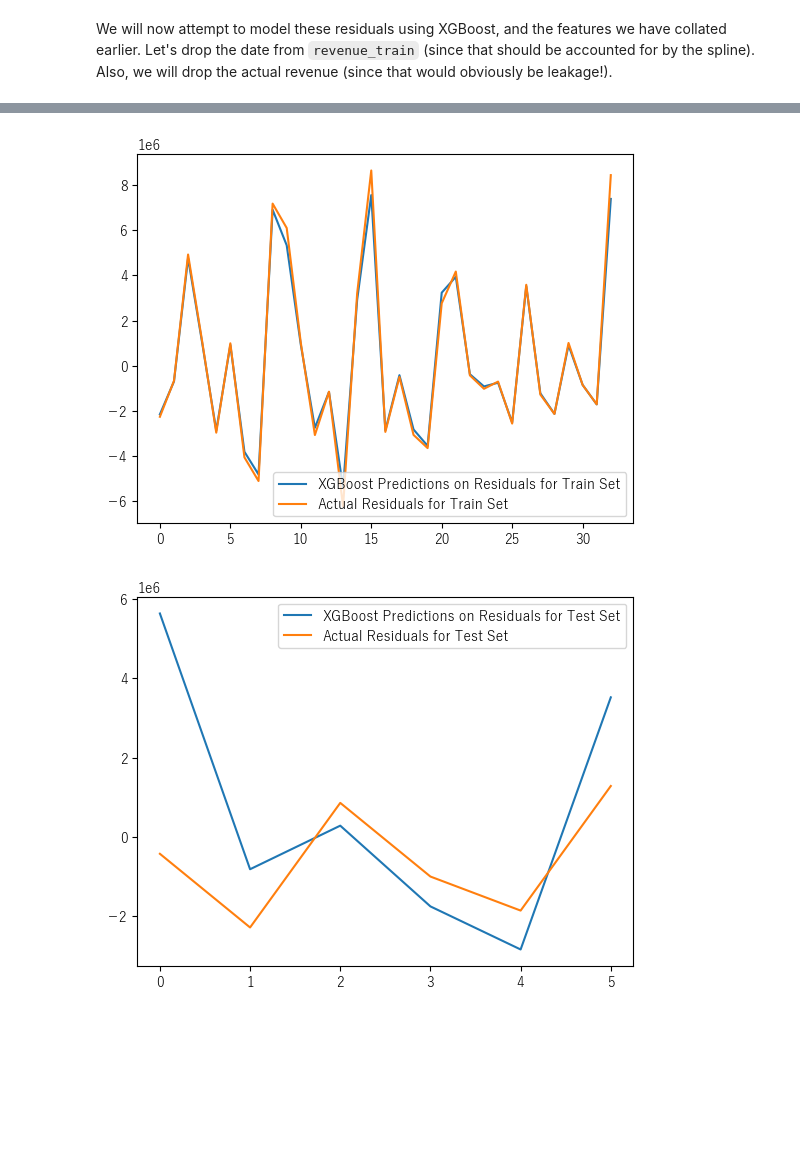
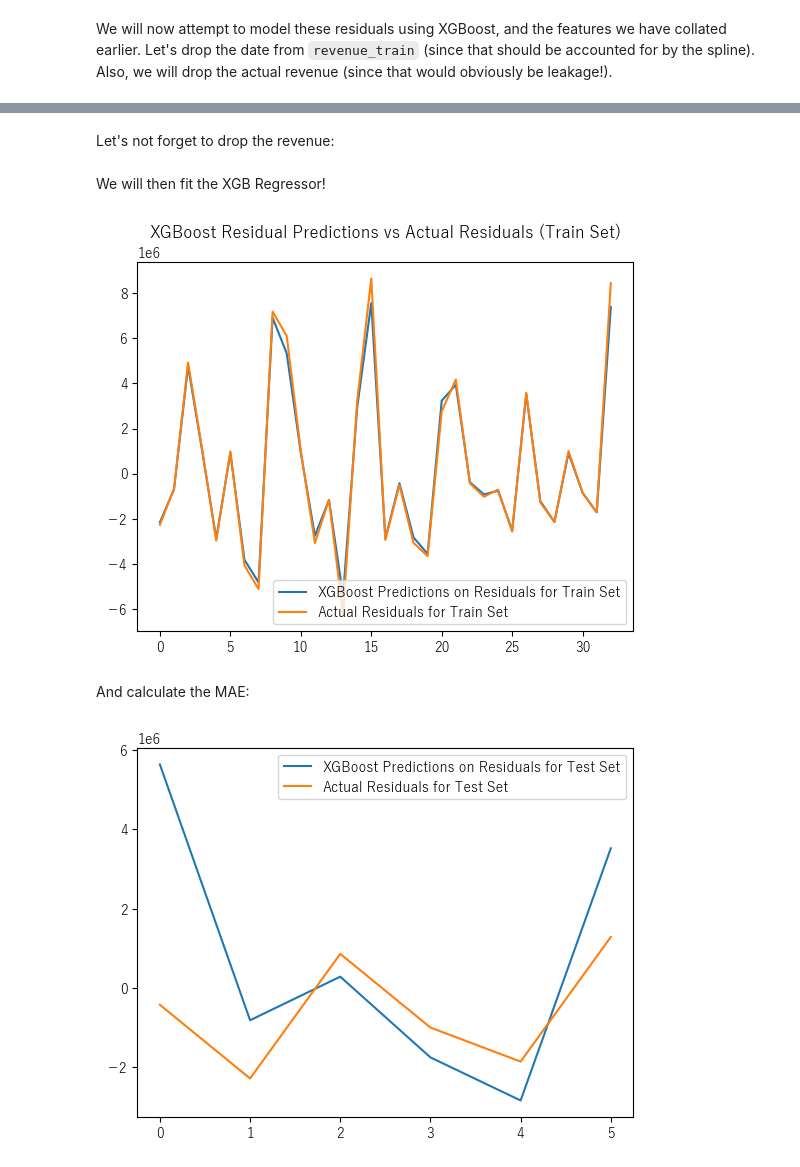
Before and after one commit to willowisp01/blue-archive-forecasting, a Jupyter notebook: analysis.ipynb, the cells around one changed output, grey strips where cells are left out. Cells and saved outputs as stored; diff of their text form; code cells hidden in the pictures; blank space fills up the shorter version.

```diff
--- a/analysis.ipynb
+++ b/analysis.ipynb
@@ -449,7 +473,12 @@ event_jp
 # %% [markdown]
 Lastly, let's just group all the 'operations' events together:
 # %%
-event_jp.loc[event_jp["Notes"].str.contains("Operation", case=False, na=False), "Notes"] = "Operation"
+def group_all_operation_events_together(event_jp):
+    event_jp = event_jp.copy()
+    event_jp.loc[event_jp["Notes"].str.contains("Operation", case=False, na=False), "Notes"] = "Operation"
+    return event_jp
+
+event_jp = group_all_operation_events_together(event_jp)
 event_jp
 # %% [output]
 |  | Name (EN) | Name (JP) | Start date | End date | Notes |
@@ -949,7 +935,9 @@ plt.show()
 # %% [markdown]
 Let's see if the trend prediction is accurate by including the last 6 months (of test data):
 # %%
-full_sample = pd.concat([dp.in_sample(), dp.out_of_sample(steps=len(revenue_test))])
+dp = DeterministicProcess(index=y_train.index, order=1)
+
+full_sample = pd.concat([dp.in_sample(), dp.out_of_sample(steps=len(y_test))])
 sns.lineplot(trend_model.predict(full_sample), label='Spline Trend')
 sns.lineplot(revenue['JP'], label='Revenue')
 plt.title('Revenue vs Spline Trend (Full Dataset)')
@@ -968,8 +956,8 @@ sns.lineplot(revenue['JP'] - trend_model.predict(full_sample), label='Residuals'
 # %% [markdown]
 Let's obtain the residuals by subtracting the trend from the actual revenue:
 # %%
-train_residuals = revenue_train['JP'] - trend_model.predict(dp.in_sample())
-test_residuals = revenue_test['JP'] - trend_model.predict(dp.out_of_sample(steps=6))
+train_residuals = y_train - trend_model.predict(dp.in_sample())
+test_residuals = y_test - trend_model.predict(dp.out_of_sample(steps=6))
 sns.lineplot(train_residuals, label='Train Residuals')
 sns.lineplot(test_residuals, label='Test Residuals')
 plt.title('Train Residuals after Removing Spline Trend')
@@ -1106,25 +1017,41 @@ revenue_2
+# %% [markdown]
+Let's not forget to drop the revenue:
 # %%
 X_train2 = revenue_2.iloc[:-6].drop(columns=['JP'])
 X_test2 = revenue_2.iloc[-6:].drop(columns=['JP'])
 
 y_train2 = train_residuals.iloc[X_train2.index]
 y_test2 = test_residuals
+# %% [markdown]
+We will then fit the XGB Regressor!
 # %%
 from xgboost import XGBRegressor
-xgb_model = XGBRegressor(
-    n_estimators=40,
-    # max_depth=6,
-    learning_rate=0.1
-)
 
-xgb_model.fit(X_train2, y_train2)
-joblib.dump(xgb_model, 'data/saved_models/xgb_residual_model.joblib')
+def fit_XGB_residual_model(X_train, y_train, save=True):
+
+    xgb_model = XGBRegressor(
+        n_estimators=40,
+        # max_depth=6,
+        learning_rate=0.1
+    )
+
+    xgb_model.fit(X_train, y_train)
+
+    if save:
+        joblib.dump(xgb_model, 'data/saved_models/xgb_residual_model.joblib')
+
+    return xgb_model
+
+xgb_model = fit_XGB_residual_model(X_train2, y_train2)
 
 sns.lineplot(xgb_model.predict(X_train2), label='XGBoost Predictions on Residuals for Train Set')
 sns.lineplot(y_train2.to_numpy(), label='Actual Residuals for Train Set')
+plt.title('XGBoost Residual Predictions vs Actual Residuals (Train Set)')
 plt.show()
 # %% [output]
-[figure, old version]
+[figure, new version]
+# %% [markdown]
+And calculate the MAE:
 # %%
 sns.lineplot(xgb_model.predict(X_test2), label = 'XGBoost Predictions on Residuals for Test Set')
 sns.lineplot(test_residuals.to_numpy(), label='Actual Residuals for Test Set')
```
Also changed, not shown: parts of 55 cells of this notebook, 11 other files.
